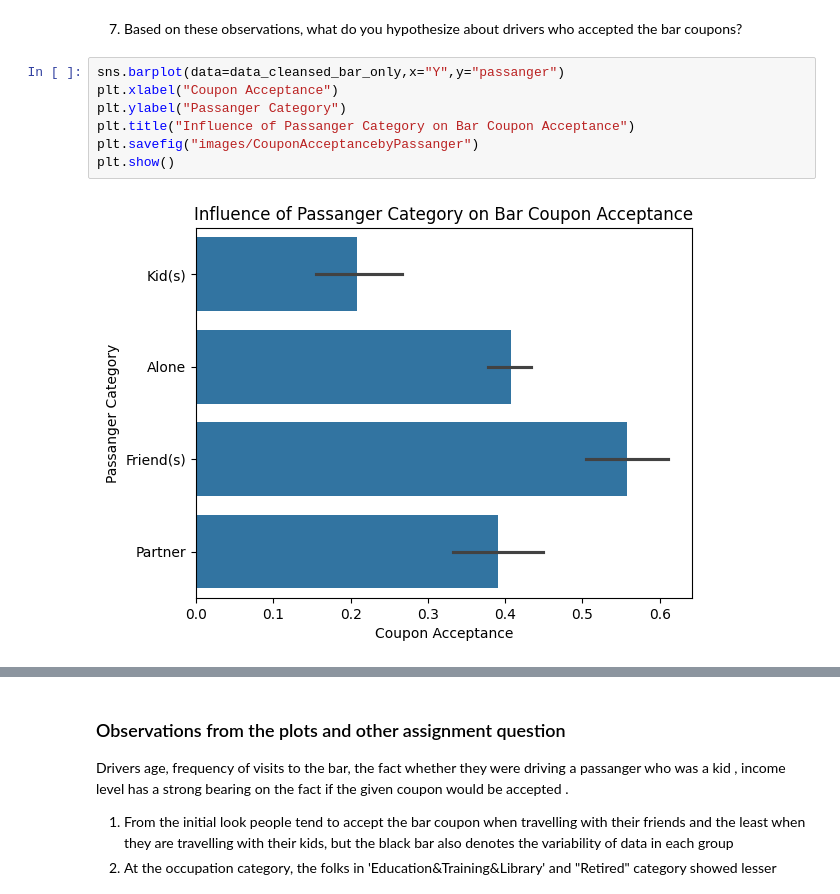
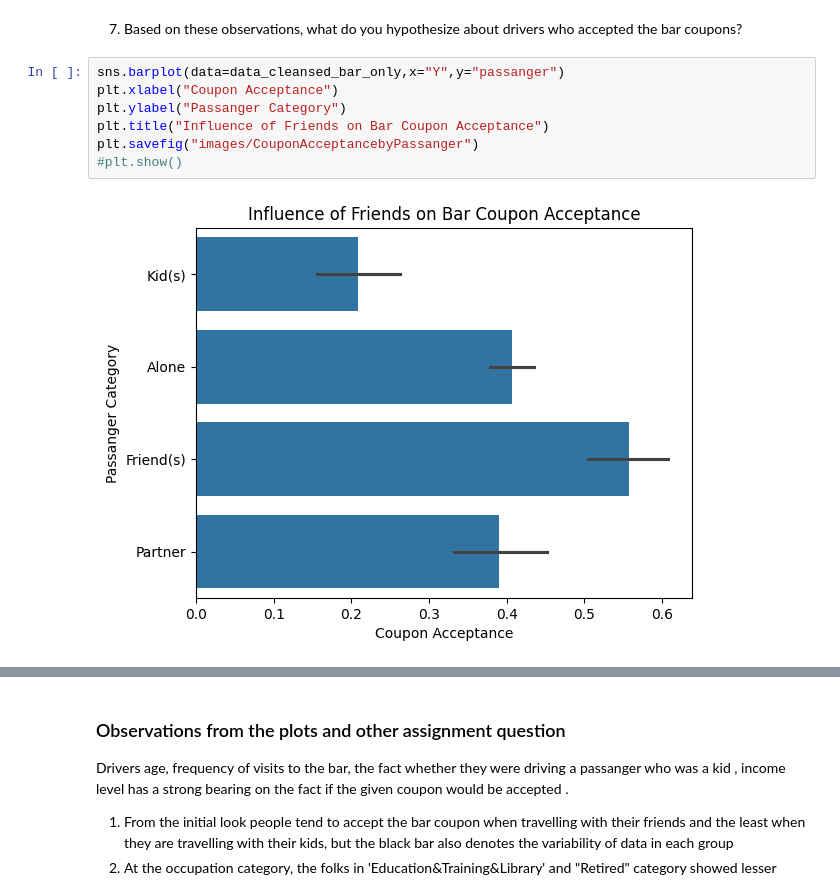
Before and after one commit to HariHebb/Practical-Application-Mod-5, a Jupyter notebook: prompt.ipynb, the cells around one changed output, grey strips where cells are left out. Saved outputs shown, nothing was run; the diff lists cells and outputs as text.

Commit message:
Regenerated graphs individually instead of a LOOP with filter

```diff
--- a/prompt.ipynb
+++ b/prompt.ipynb
@@ -432,12 +432,12 @@ The 3 conditions in isolation shows that
 # %%
 sns.barplot(data=data_cleansed_bar_only,x="Y",y="passanger")
 plt.xlabel("Coupon Acceptance")
 plt.ylabel("Passanger Category")
-plt.title("Influence of Passanger Category on Bar Coupon Acceptance")
+plt.title("Influence of Friends on Bar Coupon Acceptance")
 plt.savefig("images/CouponAcceptancebyPassanger")
-plt.show()
+#plt.show()
 # %% [output]
-[figure, old version]
+[figure, new version]
 # %%
 #data_cleansed_bar_only["occupation"].value_counts()
 sns.barplot(data=data_cleansed_bar_only,x="Y",y="occupation")
```
Also changed, not shown: parts of 15 cells of this notebook.
